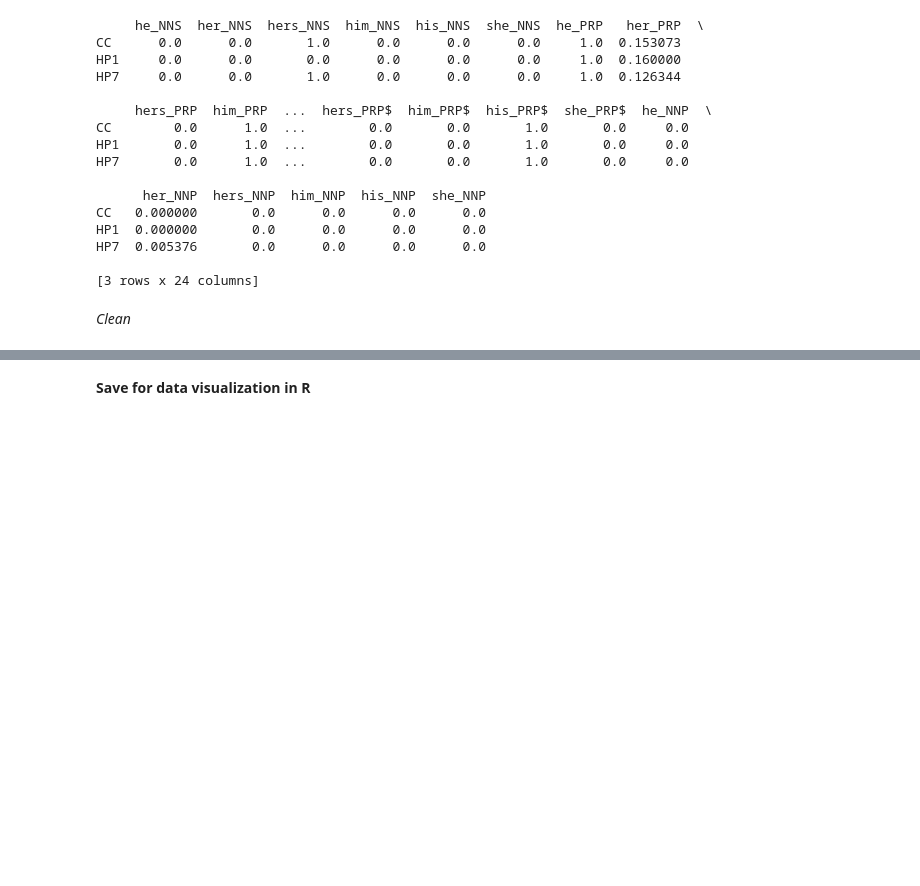
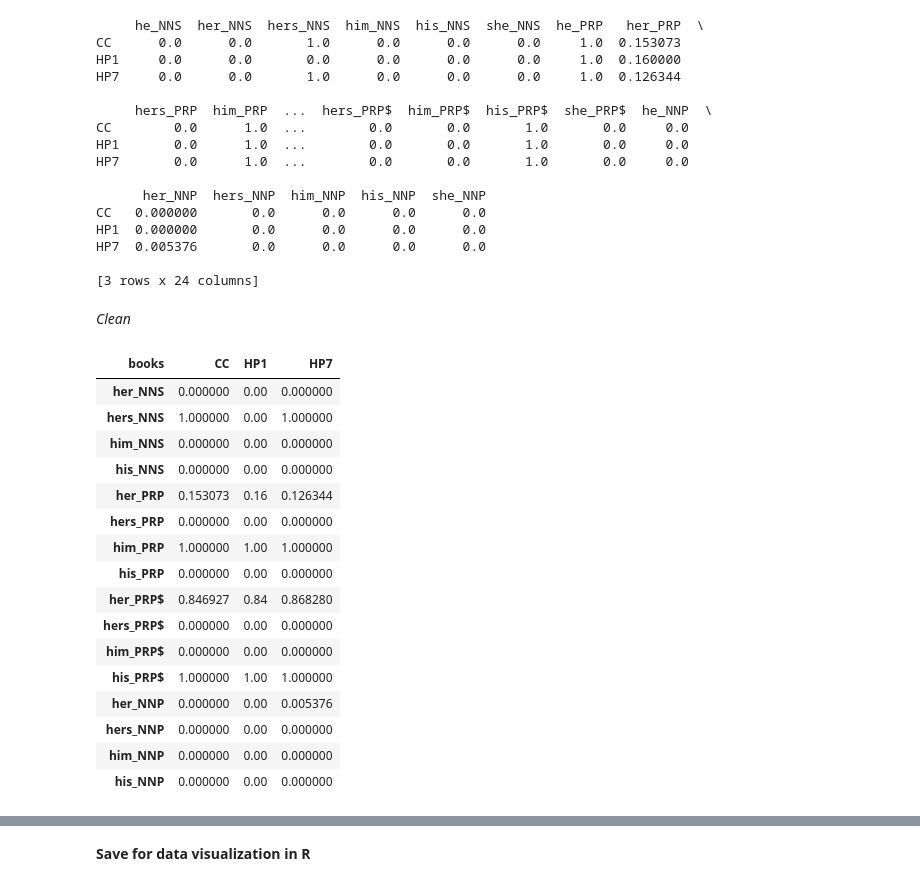
Before and after one commit to schwartzh2017/gender, a Jupyter notebook: CC_gender_Schwartz.ipynb, the cells around one changed output, grey strips where cells are left out. Cells and saved outputs as stored; diff of their text form; code cells hidden in the pictures; blank space fills up the shorter version.

```diff
--- a/CC_gender_Schwartz.ipynb
+++ b/CC_gender_Schwartz.ipynb
@@ -367,10 +367,28 @@ combined_df = pd.read_csv('/content/drive/My Drive/Colab_Notebooks/combined_data
 # %%
 #some cleaning
 
 combined_df = combined_df.rename(columns={combined_df.columns[0]: 'books'}) #first col wasn't labeled
 
 combined_df = combined_df.filter(regex='^(her_|him_|his_|hers_|books)') #keep only necessary columns
 
 combined_df = combined_df.set_index('books').T #transpose so can divide easier
 
-combined_df.replace(0, 0.00001, inplace=True) #replace 0s with appx so can divide later
+combined_df
+# %% [output]
+| books | CC | HP1 | HP7 |
+| her_NNS | 0.000000 | 0.00 | 0.000000 |
+| hers_NNS | 1.000000 | 0.00 | 1.000000 |
+| him_NNS | 0.000000 | 0.00 | 0.000000 |
+| his_NNS | 0.000000 | 0.00 | 0.000000 |
+| her_PRP | 0.153073 | 0.16 | 0.126344 |
+| hers_PRP | 0.000000 | 0.00 | 0.000000 |
+| him_PRP | 1.000000 | 1.00 | 1.000000 |
+| his_PRP | 0.000000 | 0.00 | 0.000000 |
+| her_PRP$ | 0.846927 | 0.84 | 0.868280 |
+| hers_PRP$ | 0.000000 | 0.00 | 0.000000 |
+| him_PRP$ | 0.000000 | 0.00 | 0.000000 |
+| his_PRP$ | 1.000000 | 1.00 | 1.000000 |
+| her_NNP | 0.000000 | 0.00 | 0.005376 |
+| hers_NNP | 0.000000 | 0.00 | 0.000000 |
+| him_NNP | 0.000000 | 0.00 | 0.000000 |
+| his_NNP | 0.000000 | 0.00 | 0.000000 |
```
Also changed, not shown: parts of 4 cells of this notebook, 5 other files.
